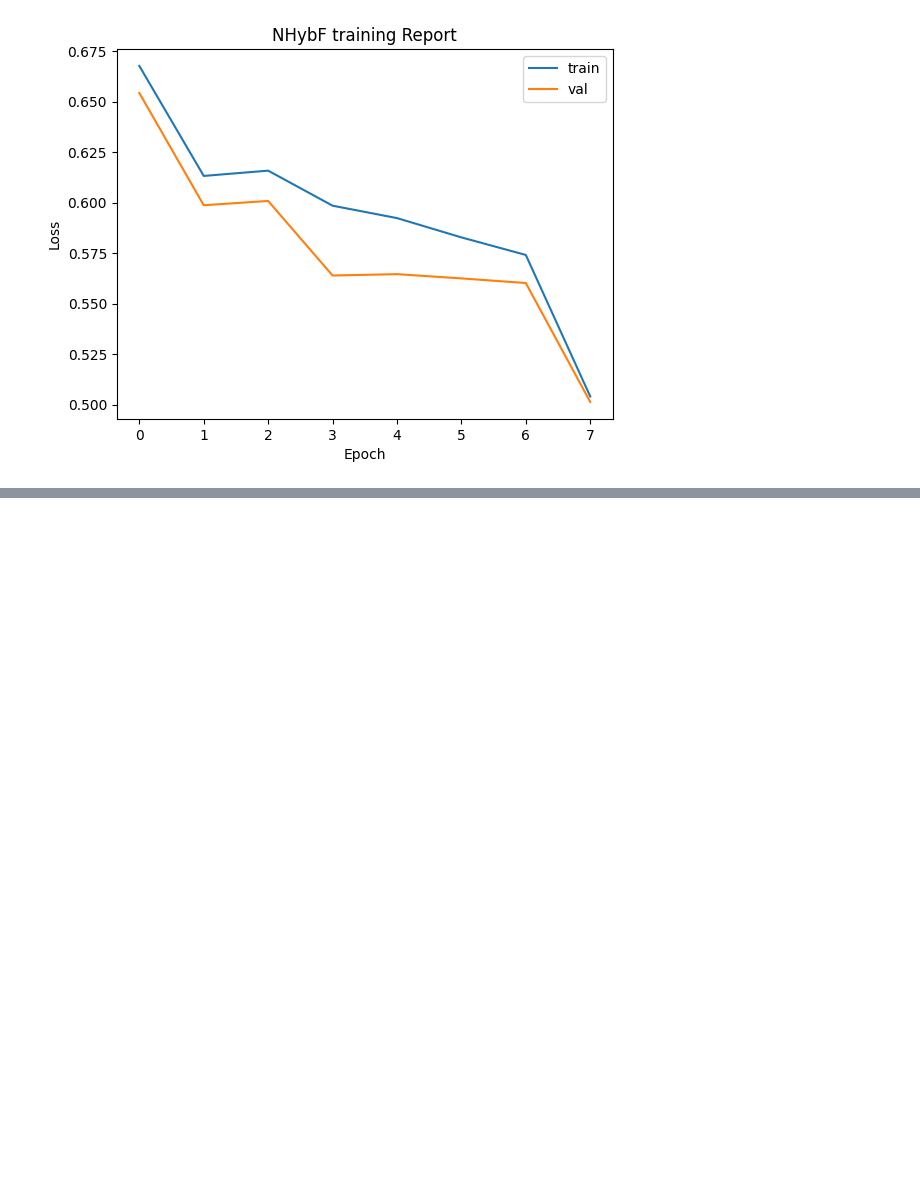
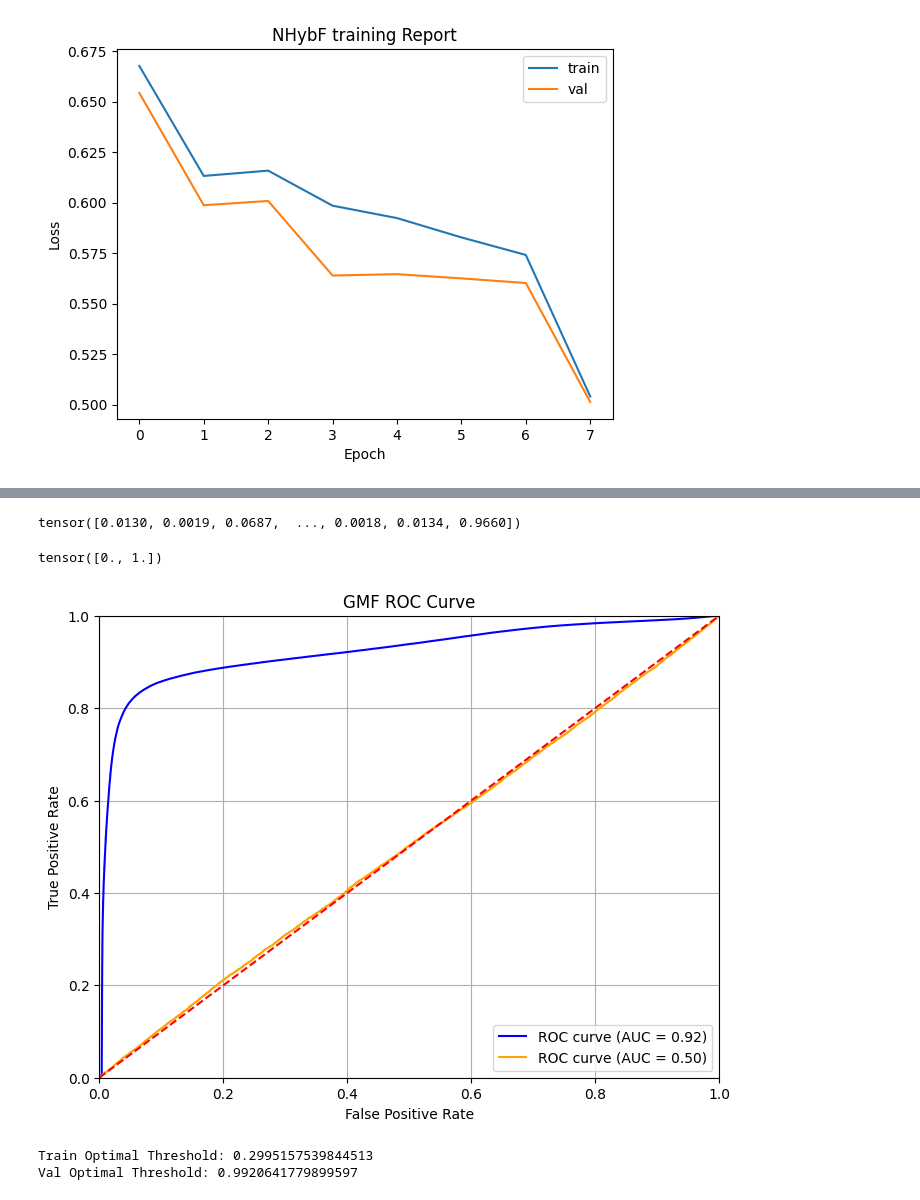
Before and after one commit to spynom/game_recommendation_project, a Jupyter notebook: notebook/model_evaluation.ipynb, the cells around one changed output, grey strips where cells are left out. Drawn from its saved outputs; the diff is of its cells as text; code cells hidden in the pictures; blank space fills up the shorter version.

Commit message:
added model evauation notebook

```diff
--- a/notebook/model_evaluation.ipynb
+++ b/notebook/model_evaluation.ipynb
@@ -227,0 +273,5 @@ plt.show()
+# %%
+with torch.no_grad():
+    train_gmf_y_hat=GMF_model.cpu()(train[:,0].to(torch.int32),train[:,1].to(torch.int32))
+    train_hybmlp_y_hat=HybMLP_model.cpu()(train[:,0].to(torch.int32),train[:,1].to(torch.int32),train[:,2:-1])
+    train_nhypf_y_hat=NHybF_model.cpu()(train[:,0].to(torch.int32),train[:,1].to(torch.int32),train[:,2:-1])
@@ -227,0 +282,45 @@ plt.show()
+# %%
+train_gmf_y_hat
+# %% [output]
+tensor([0.0130, 0.0019, 0.0687,  ..., 0.0018, 0.0134, 0.9660])
+# %%
+train_y.unique()
+# %% [output]
+tensor([0., 1.])
+# %%
+train_fpr,train_tpr, train_thresholds=roc_curve(train_y,train_gmf_y_hat)
+# %%
+val_fpr,val_tpr, val_thresholds=roc_curve(val[:,-1].cpu(),val_gmf_y_hat.cpu())
+# %%
+train_roc_auc = roc_auc_score(train_y,train_gmf_y_hat)
+val_roc_auc = roc_auc_score(val[:,-1].cpu(),val_gmf_y_hat.cpu())
+# %%
+plt.figure(figsize=(8, 6))
+plt.plot(train_fpr, train_tpr, color='blue', label='ROC curve (AUC = {:.2f})'.format(train_roc_auc))
+plt.plot(val_fpr, val_tpr, color='orange', label='ROC curve (AUC = {:.2f})'.format(val_roc_auc))
+plt.plot([0, 1], [0, 1], color='red', linestyle='--')  # Diagonal line
+plt.xlim([0.0, 1.0])
+plt.ylim([0.0, 1.0])
+plt.xlabel('False Positive Rate')
+plt.ylabel('True Positive Rate')
+plt.title('GMF ROC Curve')
+plt.legend(loc='lower right')
+plt.grid()
+plt.show()
+# %% [output]
+[figure, added]
+# %%
+# Calculate Youden's J statistic
+train_youden_j = train_tpr - train_fpr
+val_youden_j = val_tpr - val_fpr
+# Find the optimal threshold
+train_optimal_idx = np.argmax(train_youden_j)
+val_optimal_idx = np.argmax(val_youden_j)
+train_optimal_threshold = train_thresholds[train_optimal_idx]
+val_optimal_threshold = val_thresholds[val_optimal_idx]
+
+print(f"Train Optimal Threshold: {train_optimal_threshold}")
+print(f"Val Optimal Threshold: {val_optimal_threshold}")
+# %% [output]
+Train Optimal Threshold: 0.2995157539844513
+Val Optimal Threshold: 0.9920641779899597
```
Also changed, not shown: parts of 65 cells of this notebook, 2 other files.
